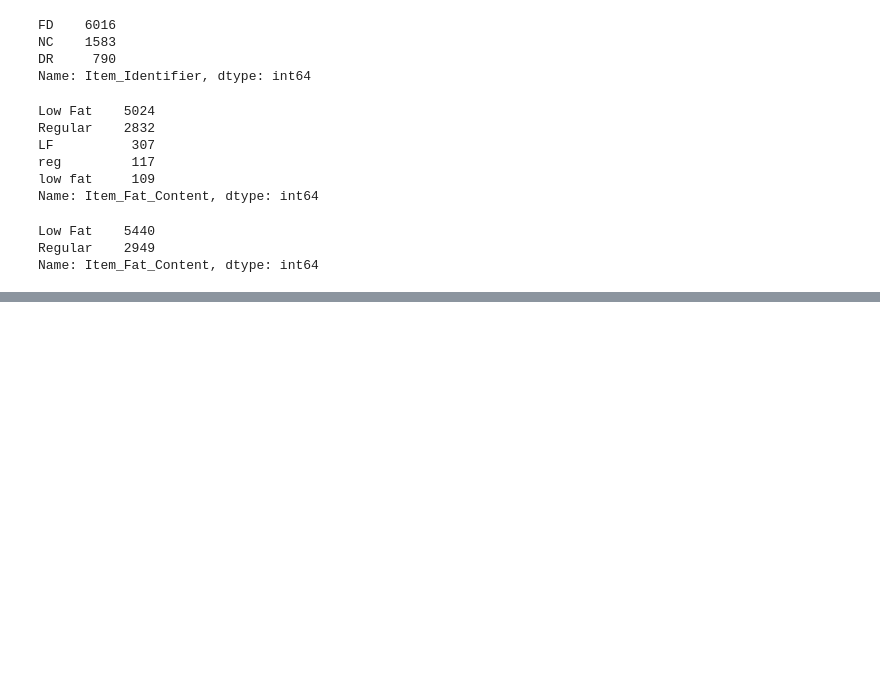
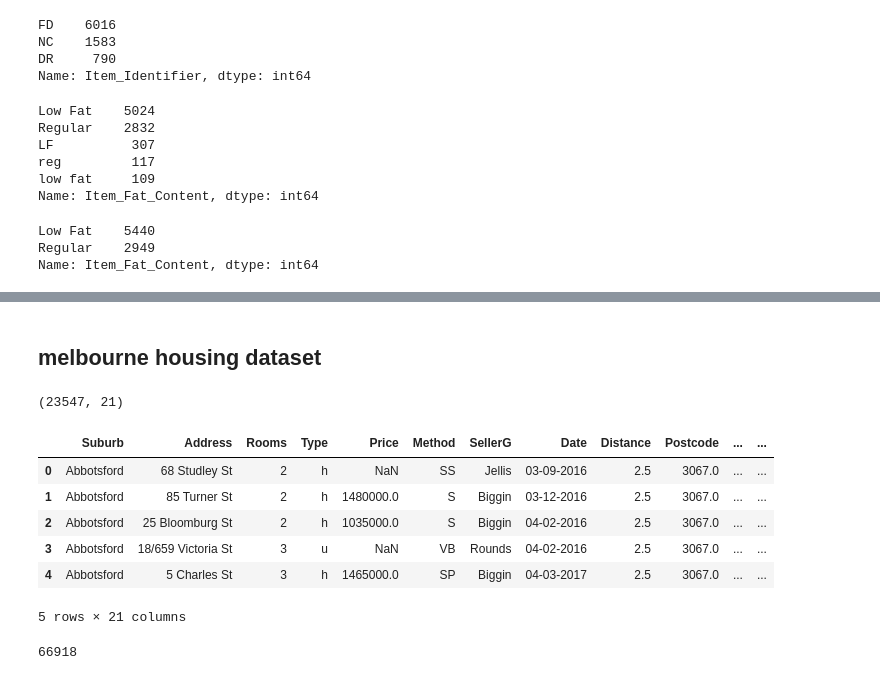
Before and after one commit to shreya1110-dev/ml, a Jupyter notebook: code.ipynb, the cells around one changed output, grey strips where cells are left out. Drawn from its saved outputs; the diff is of its cells as text; code cells hidden in the pictures; blank space fills up the shorter version.

```diff
--- a/code.ipynb
+++ b/code.ipynb
@@ -2669,0 +2783,11 @@ Name: Item_Fat_Content, dtype: int64
+# %%
+# extract year of release from the movie
+
+data['y'] = data['title'].str.split(' ')
+data['year'] = data['y'].apply(lambda x:x[-1])
+
+data['year'] = data['year'].str.strip('(')
+data['year'] = data['year'].str.strip(')')
+
+pd.set_option('max_rows', 200)
+data['year'].value_counts()
@@ -2669,0 +2862,2 @@ Name: Item_Fat_Content, dtype: int64
+# %% [markdown]
+## melbourne housing dataset
@@ -2669,0 +2867,20 @@ Name: Item_Fat_Content, dtype: int64
+# %%
+data = pd.read_csv('csv/melbourne.csv')
+data.shape
+# %% [output]
+(23547, 21)
+# %%
+data.head()
+# %% [output]
+|  | Suburb | Address | Rooms | Type | Price | Method | SellerG | Date | Distance | Postcode | ... | ... |
+| 0 | Abbotsford | 68 Studley St | 2 | h | NaN | SS | Jellis | 03-09-2016 | 2.5 | 3067.0 | ... | ... |
+| 1 | Abbotsford | 85 Turner St | 2 | h | 1480000.0 | S | Biggin | 03-12-2016 | 2.5 | 3067.0 | ... | ... |
+| 2 | Abbotsford | 25 Bloomburg St | 2 | h | 1035000.0 | S | Biggin | 04-02-2016 | 2.5 | 3067.0 | ... | ... |
+| 3 | Abbotsford | 18/659 Victoria St | 3 | u | NaN | VB | Rounds | 04-02-2016 | 2.5 | 3067.0 | ... | ... |
+| 4 | Abbotsford | 5 Charles St | 3 | h | 1465000.0 | SP | Biggin | 04-03-2017 | 2.5 | 3067.0 | ... | ... |
+5 rows × 21 columns
+# %%
+# finding missing values
+data.isnull().sum().sum()
+# %% [output]
+66918
```
Also changed, not shown: parts of 40 cells of this notebook, 1 other file.
